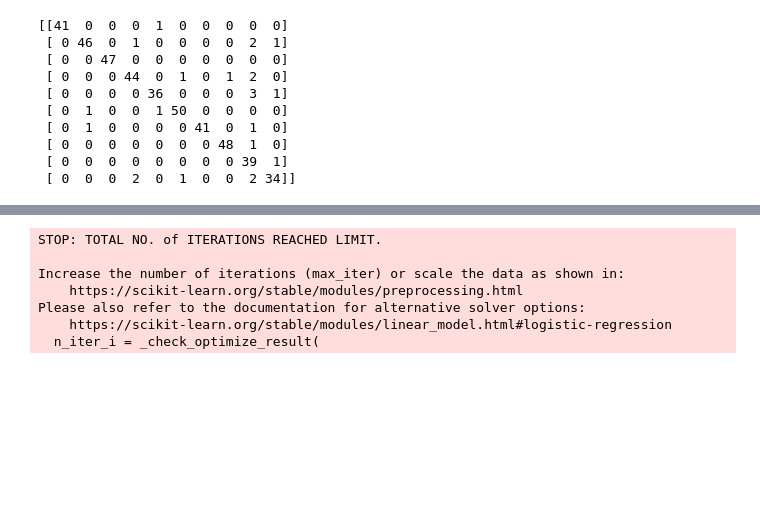
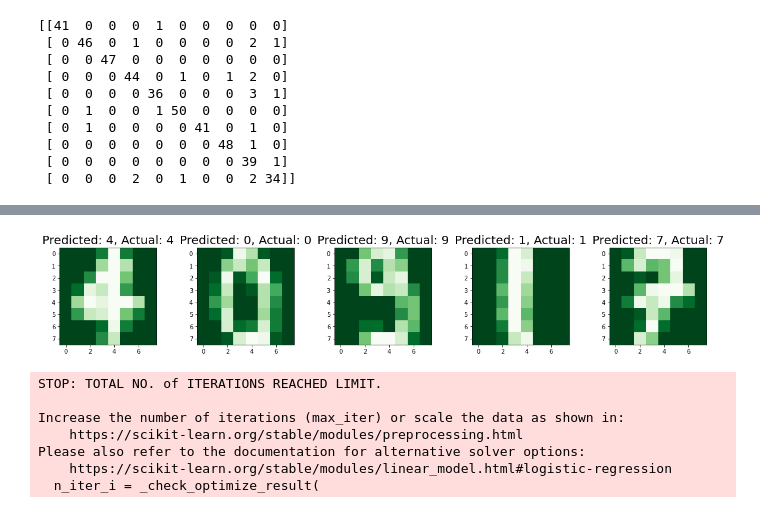
Before and after one commit to aoehiagwina/Logistic_Regression, a Jupyter notebook: Logistics Regression.ipynb, the cells around one changed output, grey strips where cells are left out. Cells and saved outputs as stored; diff of their text form; code cells hidden in the pictures; blank space fills up the shorter version.

```diff
--- a/Logistics Regression.ipynb
+++ b/Logistics Regression.ipynb
@@ -85,3 +86,19 @@ Text(0.5, 1.0, 'Actual Score: 0.9466666666666667')
+# %%
+#model Test
+index = 0
+classified_index = []
+for predict, actual in zip(pred, y_test):
+    if predict == actual:
+        classified_index.append(index)
+    index += 1
+
+plt.figure(figsize=(20,3))
+for plotindex, wrong in enumerate(classified_index[0:5]):
+    plt.subplot(1,5, plotindex + 1)
+    plt.imshow(np.reshape(x_test[wrong], (8,8)), cmap=plt.cm.Greens_r)
+    plt.title('Predicted: {}, Actual: {}'.format(pred[wrong], y_test[wrong]), fontsize=20)
+# %% [output]
+[figure, added]
 # %%
 #from sklearn.datasets import make_classification
 from sklearn.linear_model import LogisticRegression
```
Also changed, not shown: parts of 1 cell of this notebook.
